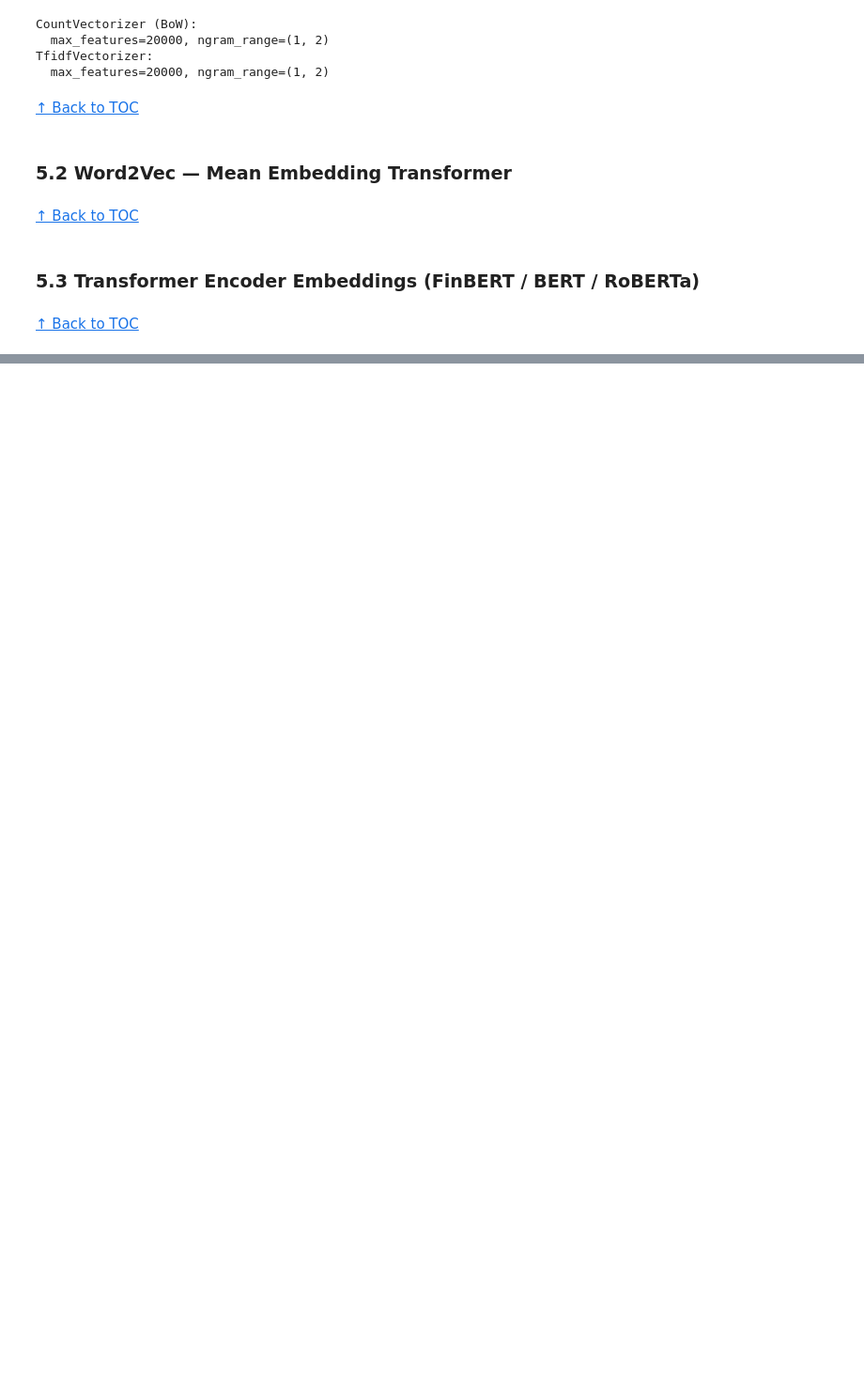
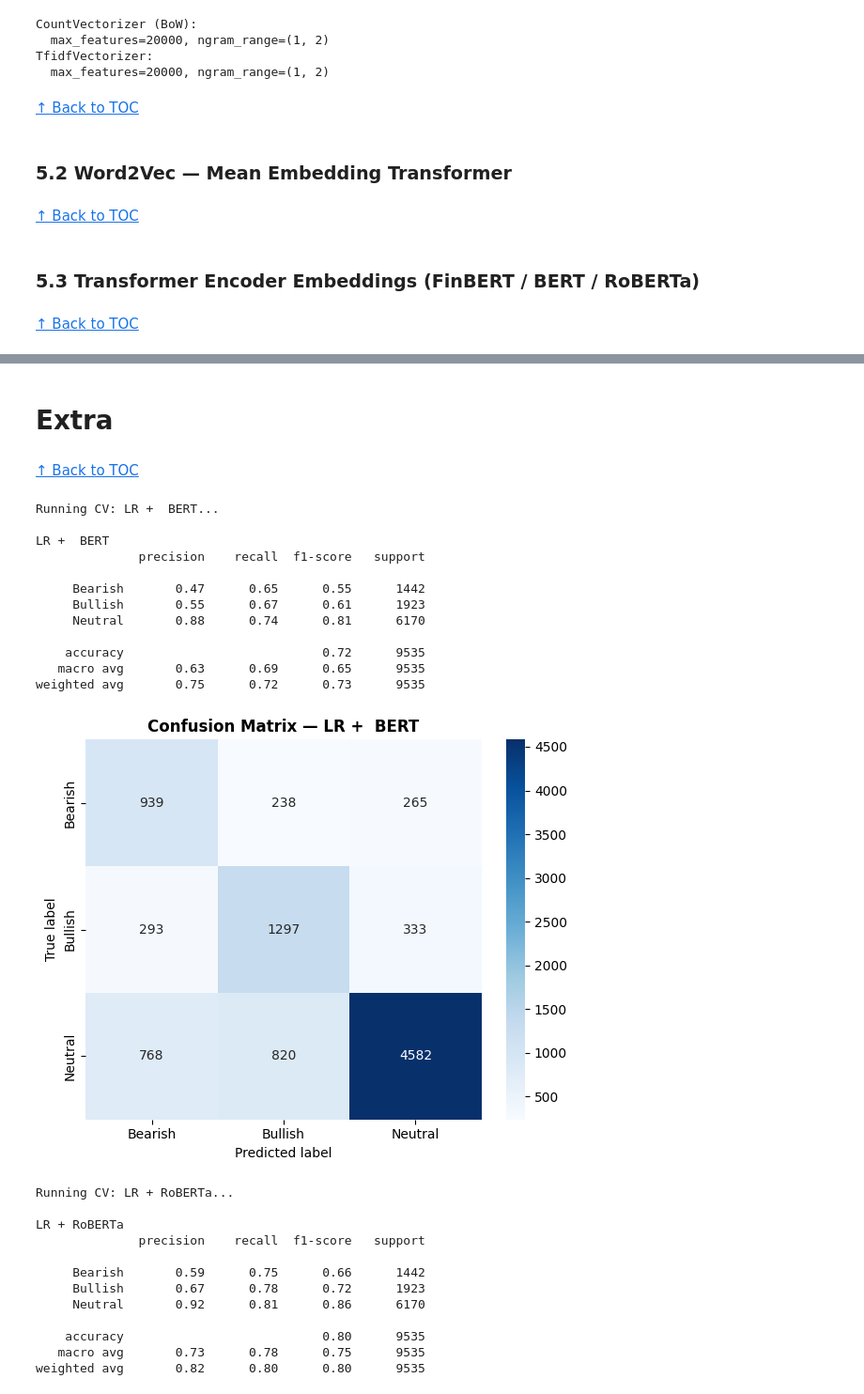
Before and after one commit to rodbarretoteixeira/Text_Mining, a Jupyter notebook: projeto/tm_tests_xx.ipynb, the cells around one changed output, grey strips where cells are left out. Shown at 94% size. Drawn from its saved outputs; the diff is of its cells as text; code cells hidden in the pictures; blank space fills up the shorter version.

```diff
--- a/projeto/tm_tests_xx.ipynb
+++ b/projeto/tm_tests_xx.ipynb
@@ -2425,0 +2194,13 @@ Submission saved: pred_xx.csv
+# %%
+# === Extra: extract BERT and RoBERTa embeddings (needed for +0.50 pts each) ===
+print('Extracting BERT and RoBERTa embeddings ')
+try:
+    X_bert = get_transformer_embeddings(X_transformer.tolist(), model_name='bert-base-uncased', batch_size=32, max_len=128)
+    X_roberta = get_transformer_embeddings(X_transformer.tolist(), model_name='roberta-base', batch_size=32, max_len=128)
+    print('Done. Shapes -> BERT:', getattr(X_bert,'shape',None), 'RoBERTa:', getattr(X_roberta,'shape',None))
+except Exception as e:
+    print('Error extracting BERT/RoBERTa embeddings:', e)
+    X_bert = None
+    X_roberta = None
+
+# Note: keep these variables (X_bert, X_roberta) for downstream evaluation cells
@@ -2425,0 +2284,53 @@ Submission saved: pred_xx.csv
+# %% [markdown]
+# Extra
+# %% [markdown]
+[↑ Back to TOC](#toc)
+# %%
+# === Evaluate LR on LR +  BERT and RoBERTa embeddings (if extracted) ===
+from sklearn.preprocessing import StandardScaler
+from sklearn.pipeline import Pipeline
+from sklearn.linear_model import LogisticRegression
+
+if 'X_bert' in globals() and X_bert is not None:
+    print('Running CV: LR +  BERT...')
+    pipeline_bert = Pipeline([('scaler', StandardScaler()), ('clf', LogisticRegression(max_iter=1000, class_weight='balanced', random_state=42))])
+    y_pred_bert = cross_val_predict(pipeline_bert, X_bert, y, cv=skf, n_jobs=-1)
+    res_bert = evaluate_model(y, y_pred_bert, model_name='LR +  BERT')
+    results_table.append(res_bert)
+else:
+    print('X_bert not available — skip BERT evaluation.')
+
+if 'X_roberta' in globals() and X_roberta is not None:
+    print('Running CV: LR + RoBERTa...')
+    pipeline_roberta = Pipeline([('scaler', StandardScaler()), ('clf', LogisticRegression(max_iter=1000, class_weight='balanced', random_state=42))])
+    y_pred_roberta = cross_val_predict(pipeline_roberta, X_roberta, y, cv=skf, n_jobs=-1)
+    res_roberta = evaluate_model(y, y_pred_roberta, model_name='LR + RoBERTa')
+    results_table.append(res_roberta)
+else:
+    print('X_roberta not available — skip RoBERTa evaluation.')
+# %% [output]
+Running CV: LR +  BERT...
+
+LR +  BERT
+              precision    recall  f1-score   support
+
+     Bearish       0.47      0.65      0.55      1442
+     Bullish       0.55      0.67      0.61      1923
+     Neutral       0.88      0.74      0.81      6170
+
+    accuracy                           0.72      9535
+   macro avg       0.63      0.69      0.65      9535
+weighted avg       0.75      0.72      0.73      9535
+[figure, added]
+Running CV: LR + RoBERTa...
+
+LR + RoBERTa
+              precision    recall  f1-score   support
+
+     Bearish       0.59      0.75      0.66      1442
+     Bullish       0.67      0.78      0.72      1923
+     Neutral       0.92      0.81      0.86      6170
+
+    accuracy                           0.80      9535
+   macro avg       0.73      0.78      0.75      9535
+weighted avg       0.82      0.80      0.80      9535
```
Also changed, not shown: parts of 64 cells of this notebook.
